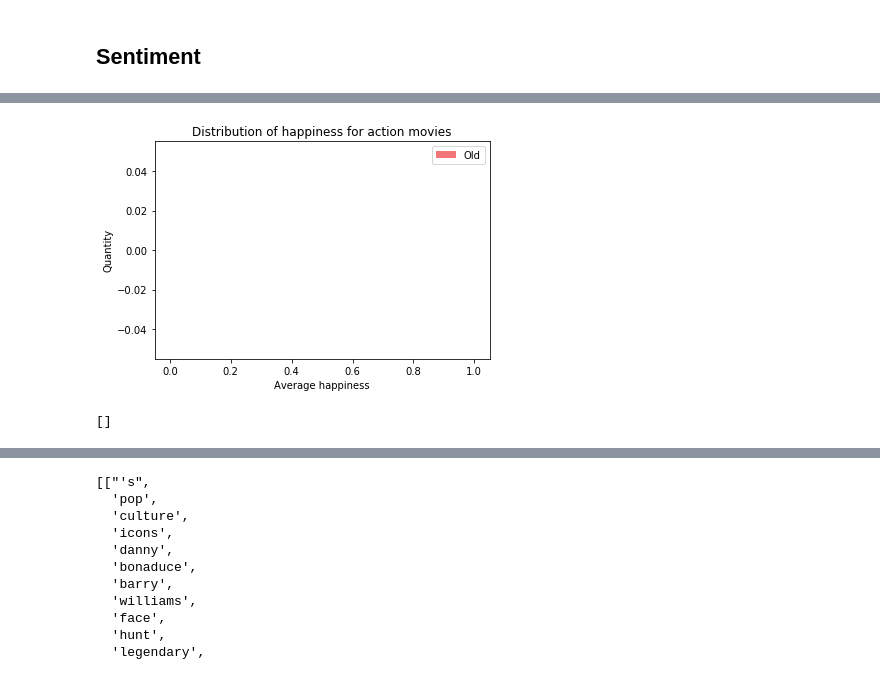
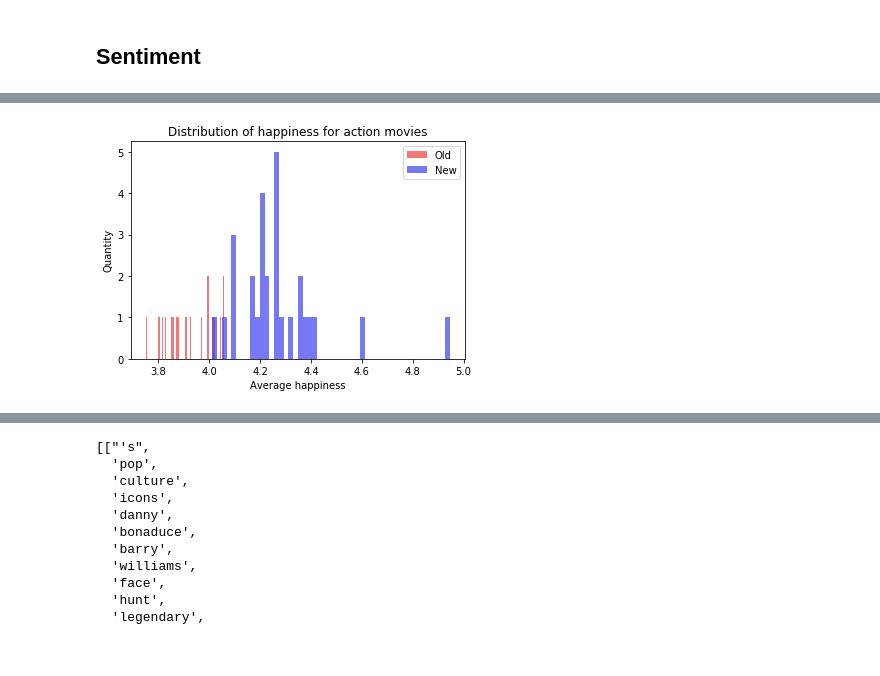
Before and after one commit to MBJohansen/Social-Graphs-Project, a Jupyter notebook: Project.ipynb, the cells around one changed output, grey strips where cells are left out. Saved outputs shown, nothing was run; the diff lists cells and outputs as text; code cells hidden in the pictures.

```diff
--- a/Project.ipynb
+++ b/Project.ipynb
@@ -437,12 +467,14 @@ for g in new_unique_genres:
 # %%
-new_tokens = []
+#Not necesarry since tokens have been stored in file
 
-for g in new_unique_genres:
-    try :
-        file = open("NewGenreSummaries/"+ g + ".txt", "r", encoding="utf8").read()
-        l = file.split('\n')
-        for t in l:
-            tokens = [w.lower() for w in nltk.word_tokenize(t) if w not in string.punctuation and w.lower() not in set(stopwords.words("english")) and not w.isdigit() and not w.startswith("//")]
-            new_tokens.append(tokens)
-    except Exception:
-        dummy=1
+#new_tokens = []
+
+#for g in new_unique_genres:
+#    try :
+#        file = open("NewGenreSummaries/"+ g + ".txt", "r", encoding="utf8").read()
+#        l = file.split('\n')
+#        for t in l:
+#            tokens = [w.lower() for w in nltk.word_tokenize(t) if not w in string.punctuation and not w in set(stopwords.words("english")) and not w.isdigit() and not w.startswith("//")]
+#            new_tokens.append(tokens)
+#    except Exception:
+#        dummy=1
@@ -455,14 +529,10 @@ print("Sentiment Socre for new action movies: ", actionHappinessNew)
 # %%
 plt.hist(actionHappinessOld, bins=50, alpha=0.7, color="#EE3D3D", label="Old")
-#plt.hist(actionHappinessNew, bins=50, alpha=0.7, color="#3D40EE", label="New")
+plt.hist(actionHappinessNew, bins=50, alpha=0.7, color="#3D40EE", label="New")
 plt.title("Distribution of happiness for action movies")
 plt.xlabel("Average happiness")
 plt.ylabel("Quantity")
 plt.legend()
 plt.show()
 # %% [output]
-[figure, old version]
+[figure, new version]
-# %%
-actionHappinessOld
-# %% [output]
-[]
```
Also changed, not shown: parts of 33 cells of this notebook, 2 other files.
